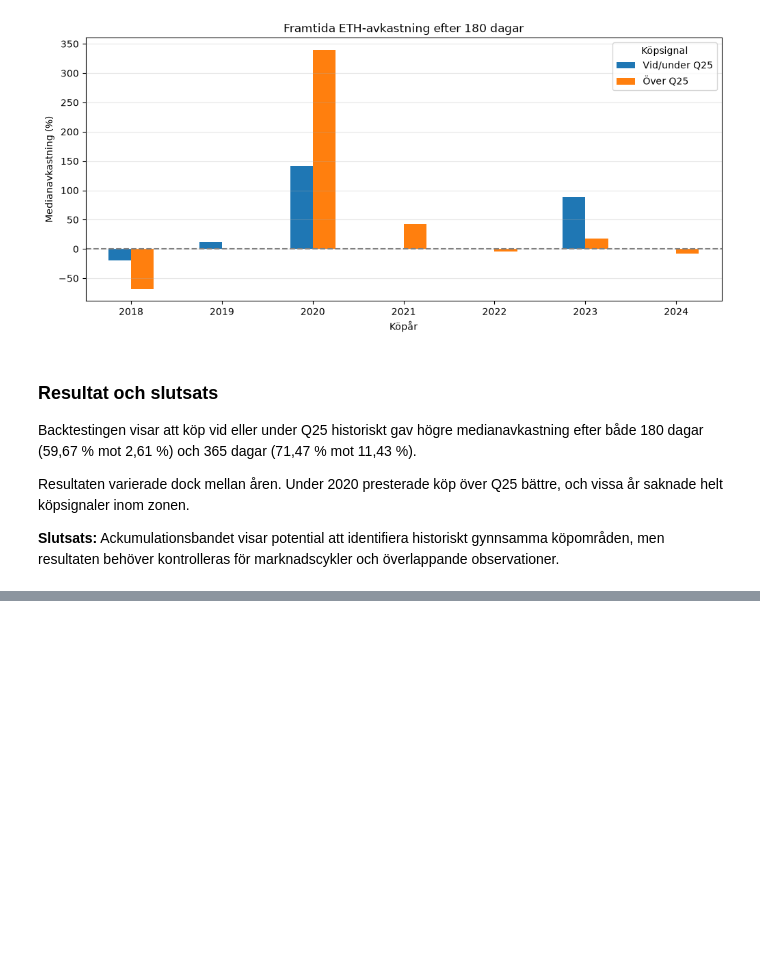
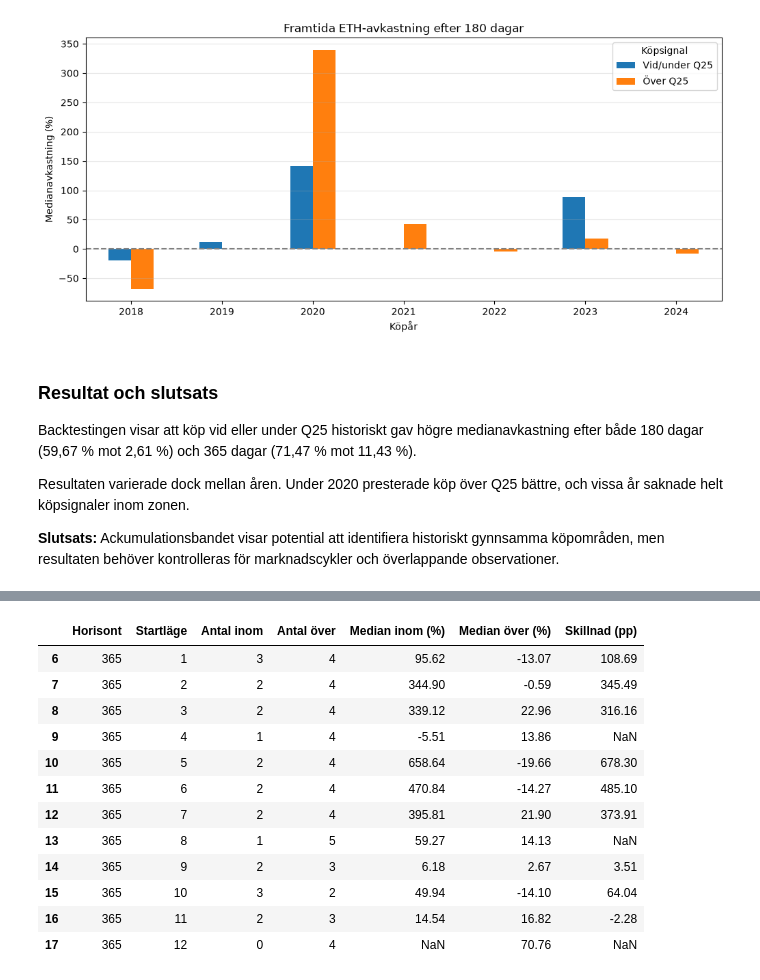
Before and after one commit to shiannbystrom-wq/ML-Gruppprojekt, a Jupyter notebook: 2_ethereum_accumulation_zones-Copy1.ipynb, the cells around one changed output, grey strips where cells are left out. Drawn from its saved outputs; the diff is of its cells as text; code cells hidden in the pictures; blank space fills up the shorter version.

```diff
--- a/2_ethereum_accumulation_zones-Copy1.ipynb
+++ b/2_ethereum_accumulation_zones-Copy1.ipynb
@@ -2852,0 +3119,70 @@ Resultaten varierade dock mellan åren. Under 2020 presterade köp över Q25 bä
+# %%
+
+# 1. Jämför köp utan överlappande innehavsperioder
+non_overlap_results = []
+
+for horizon, step_months in [(180, 6), (365, 12)]:
+
+    return_col = f"Return_{horizon}D"
+
+    # Testa olika startmånader
+    for start in range(step_months):
+
+        sample = monthly_bt.iloc[start::step_months].copy()
+        sample = sample.dropna(subset=[return_col])
+
+        # Kontrollera att innehavsperioderna inte överlappar
+        gaps = sample["Date"].diff().dropna()
+
+        assert (gaps >= pd.Timedelta(days=horizon)).all()
+
+        within = sample.loc[
+            sample["Zon"] == "Inom Q1–Q25", return_col
+        ]
+
+        above = sample.loc[
+            sample["Zon"] == "Över Q25", return_col
+        ]
+
+        # Beräkna skillnad om båda grupperna har minst 2 köp
+        enough = len(within) >= 2 and len(above) >= 2
+
+        non_overlap_results.append({
+            "Horisont": horizon,
+            "Startläge": start + 1,
+            "Antal inom": len(within),
+            "Antal över": len(above),
+            "Median inom (%)": within.median(),
+            "Median över (%)": above.median(),
+            "Skillnad (pp)": (
+                within.median() - above.median()
+                if enough else np.nan
+            )
+        })
+
+# 2. Visa resultaten
+non_overlap_df = pd.DataFrame(non_overlap_results)
+
+for horizon in [180, 365]:
+    print(f"\nNon-Overlapping – {horizon} dagar:")
+    display(
+        non_overlap_df[
+            non_overlap_df["Horisont"] == horizon
+        ].round(2)
+    )
+
+# 3. Sammanfatta hur ofta zonen presterar bättre
+print("\nSammanfattning:")
+
+summary = (
+    non_overlap_df.dropna(subset=["Skillnad (pp)"])
+    .groupby("Horisont")
+    .agg(
+        Jämförbara_startlägen=("Skillnad (pp)", "count"),
+        Positiva_startlägen=("Skillnad (pp)", lambda x: (x > 0).sum()),
+        Median_skillnad_pp=("Skillnad (pp)", "median")
+    )
+)
+
+display(summary.round(2))
+# %% [output]
@@ -2852,0 +3198,13 @@ Resultaten varierade dock mellan åren. Under 2020 presterade köp över Q25 bä
+|  | Horisont | Startläge | Antal inom | Antal över | Median inom (%) | Median över (%) | Skillnad (pp) |
+| 6 | 365 | 1 | 3 | 4 | 95.62 | -13.07 | 108.69 |
+| 7 | 365 | 2 | 2 | 4 | 344.90 | -0.59 | 345.49 |
+| 8 | 365 | 3 | 2 | 4 | 339.12 | 22.96 | 316.16 |
+| 9 | 365 | 4 | 1 | 4 | -5.51 | 13.86 | NaN |
+| 10 | 365 | 5 | 2 | 4 | 658.64 | -19.66 | 678.30 |
+| 11 | 365 | 6 | 2 | 4 | 470.84 | -14.27 | 485.10 |
+| 12 | 365 | 7 | 2 | 4 | 395.81 | 21.90 | 373.91 |
+| 13 | 365 | 8 | 1 | 5 | 59.27 | 14.13 | NaN |
+| 14 | 365 | 9 | 2 | 3 | 6.18 | 2.67 | 3.51 |
+| 15 | 365 | 10 | 3 | 2 | 49.94 | -14.10 | 64.04 |
+| 16 | 365 | 11 | 2 | 3 | 14.54 | 16.82 | -2.28 |
+| 17 | 365 | 12 | 0 | 4 | NaN | 70.76 | NaN |
```
Also changed, not shown: parts of 15 cells of this notebook.
